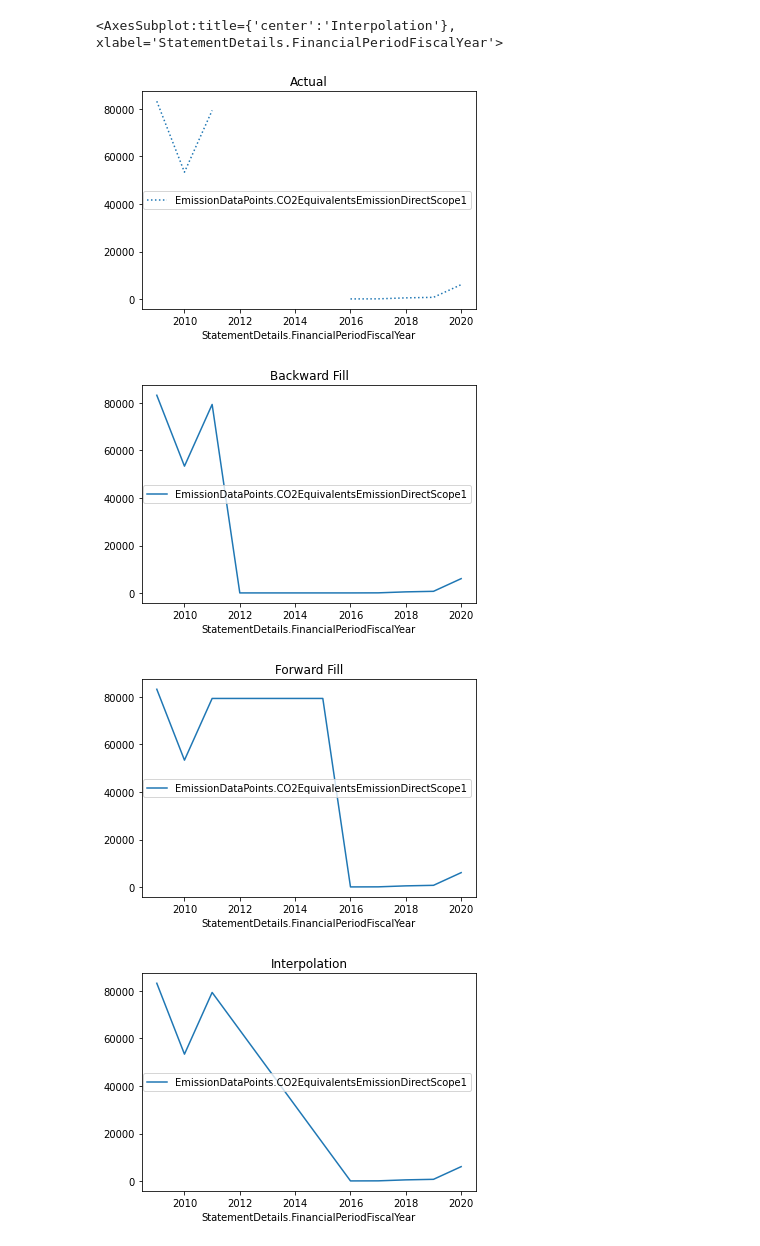
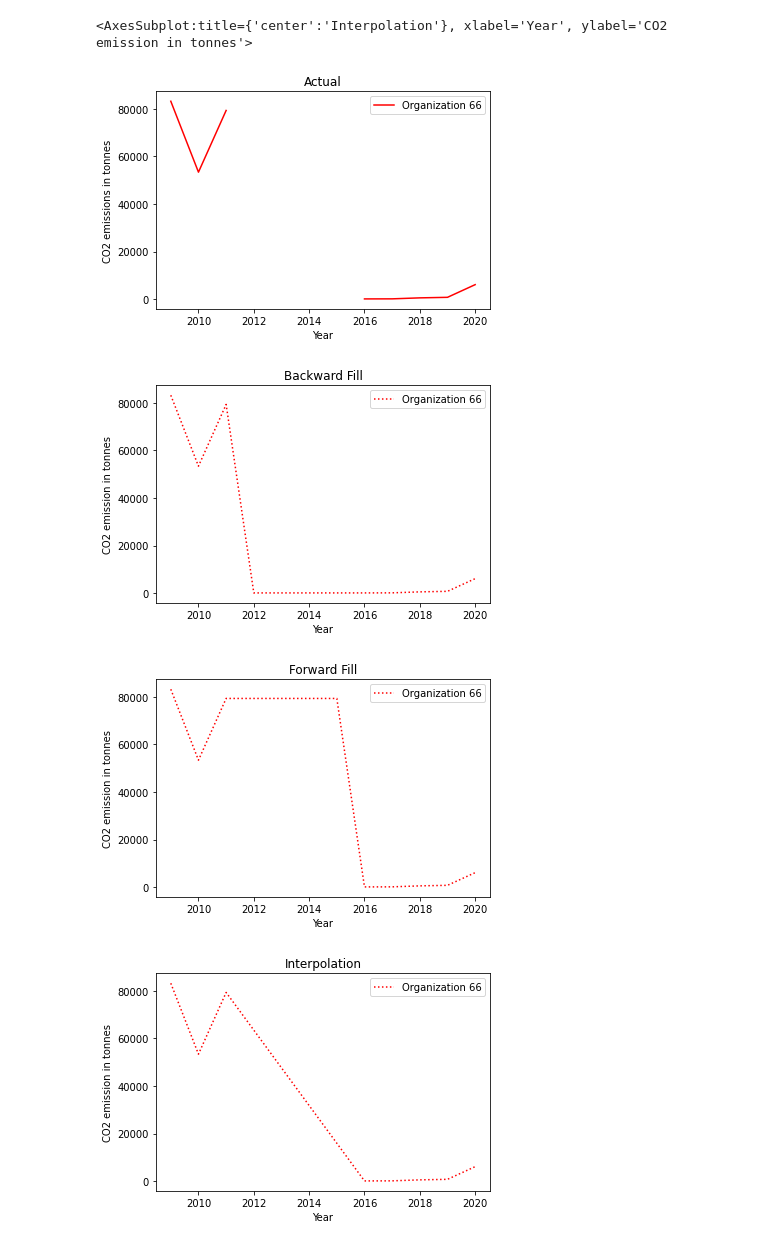
Before and after one commit to knuffelbeer/leren_en_beslissen_public, a Jupyter notebook: company_emissions_preprocessing_missing_values.ipynb, the cells around one changed output. Drawn from its saved outputs; the diff is of its cells as text; code cells hidden in the pictures.

```diff
--- a/company_emissions_preprocessing_missing_values.ipynb
+++ b/company_emissions_preprocessing_missing_values.ipynb
@@ -119,41 +119,41 @@ display(emissions_per_company)
 
 #Actual
 emissions_per_company.plot(x = 'StatementDetails.FinancialPeriodFiscalYear',
-        y = 'EmissionDataPoints.CO2EquivalentsEmissionDirectScope1', title='Actual', linestyle='dotted')
+        y = 'EmissionDataPoints.CO2EquivalentsEmissionDirectScope1', title='Actual', color='red', xlabel='Year', ylabel='CO2 emissions in tonnes', label='Organization 66')
 
 #Backward fill
 df_bf = emissions_per_company.bfill(axis = 0)
 
 df_bf.plot(x = 'StatementDetails.FinancialPeriodFiscalYear',
-        y = 'EmissionDataPoints.CO2EquivalentsEmissionDirectScope1', title='Backward Fill')
+        y = 'EmissionDataPoints.CO2EquivalentsEmissionDirectScope1', title='Backward Fill', linestyle='dotted', color='red', xlabel='Year', ylabel='CO2 emission in tonnes', label='Organization 66')
 
 #Forward fill
 df_ff = emissions_per_company.ffill(axis = 0)
 
 df_ff.plot(x = 'StatementDetails.FinancialPeriodFiscalYear',
-        y = 'EmissionDataPoints.CO2EquivalentsEmissionDirectScope1', title='Forward Fill')
+        y = 'EmissionDataPoints.CO2EquivalentsEmissionDirectScope1', title='Forward Fill', linestyle='dotted', color='red', xlabel='Year', ylabel='CO2 emission in tonnes', label='Organization 66')
 
 #Interpolation
 df_int = emissions_per_company.interpolate(axis = 0)
 
 df_int.plot(x = 'StatementDetails.FinancialPeriodFiscalYear',
-        y = 'EmissionDataPoints.CO2EquivalentsEmissionDirectScope1', title='Interpolation')
+        y = 'EmissionDataPoints.CO2EquivalentsEmissionDirectScope1', title='Interpolation', linestyle='dotted', color='red', xlabel='Year', ylabel='CO2 emission in tonnes', label='Organization 66')
 # %% [output]
 |  | organization_id | StatementDetails.FinancialPeriodF... | EmissionDataPoints.CO2Equivalents... |
 | 0 | 66 | 2009 | 83134.00 |
 | 1 | 66 | 2010 | 53354.10 |
 | 2 | 66 | 2011 | 79268.75 |
 | 3 | 66 | 2012 | NaN |
 | 4 | 66 | 2013 | NaN |
 | 5 | 66 | 2014 | NaN |
 | 6 | 66 | 2015 | NaN |
 | 7 | 66 | 2016 | 127.00 |
 | 8 | 66 | 2017 | 156.00 |
 | 9 | 66 | 2018 | 569.00 |
 | 10 | 66 | 2019 | 795.00 |
 | 11 | 66 | 2020 | 6119.00 |
-<AxesSubplot:title={'center':'Interpolation'}, xlabel='StatementDetails.FinancialPeriodFiscalYear'>
+<AxesSubplot:title={'center':'Interpolation'}, xlabel='Year', ylabel='CO2 emission in tonnes'>
-[figure, old version]
+[figure, new version]
-[figure, old version]
+[figure, new version]
-[figure, old version]
+[figure, new version]
-[figure, old version]
+[figure, new version]
```
